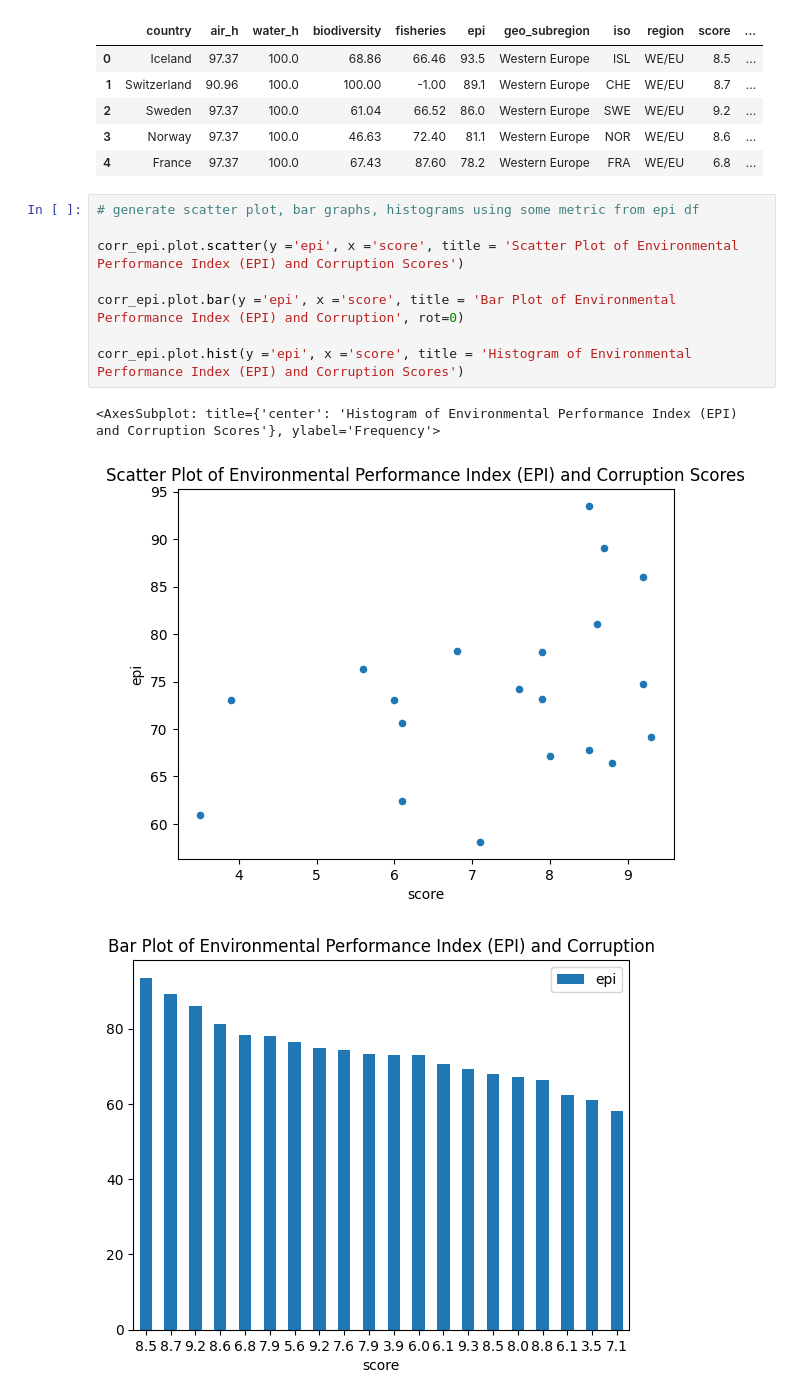
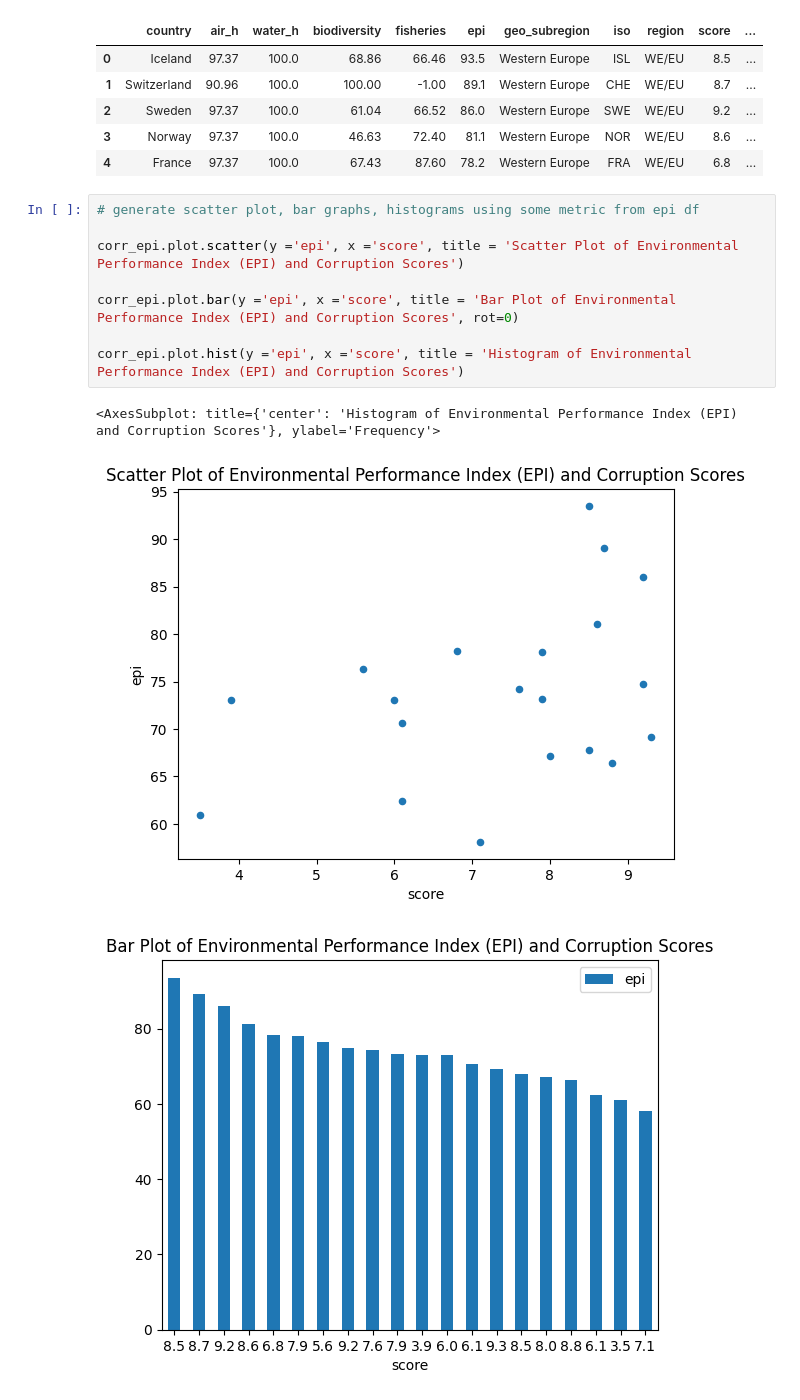
Before and after one commit to tpham16/EPI-Corruption-Analysis, a Jupyter notebook: working_file.ipynb, the cells around one changed output. Cells and saved outputs as stored; diff of their text form.

```diff
--- a/working_file.ipynb
+++ b/working_file.ipynb
@@ -78,13 +78,13 @@ corr_epi.head()
 # %%
 # generate scatter plot, bar graphs, histograms using some metric from epi df
 
 corr_epi.plot.scatter(y ='epi', x ='score', title = 'Scatter Plot of Environmental Performance Index (EPI) and Corruption Scores')
 
-corr_epi.plot.bar(y ='epi', x ='score', title = 'Bar Plot of Environmental Performance Index (EPI) and Corruption', rot=0)
+corr_epi.plot.bar(y ='epi', x ='score', title = 'Bar Plot of Environmental Performance Index (EPI) and Corruption Scores', rot=0)
 
 corr_epi.plot.hist(y ='epi', x ='score', title = 'Histogram of Environmental Performance Index (EPI) and Corruption Scores')
 # %% [output]
 <AxesSubplot: title={'center': 'Histogram of Environmental Performance Index (EPI) and Corruption Scores'}, ylabel='Frequency'>
 [figure]
-[figure, old version]
+[figure, new version]
 [figure]
```
